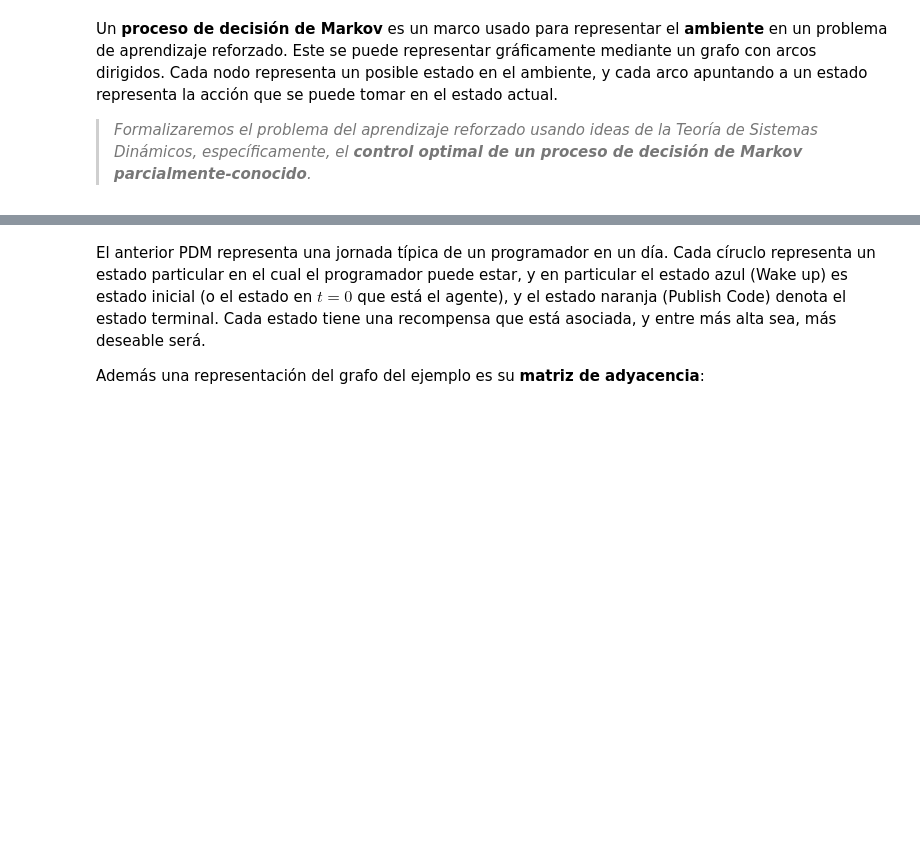
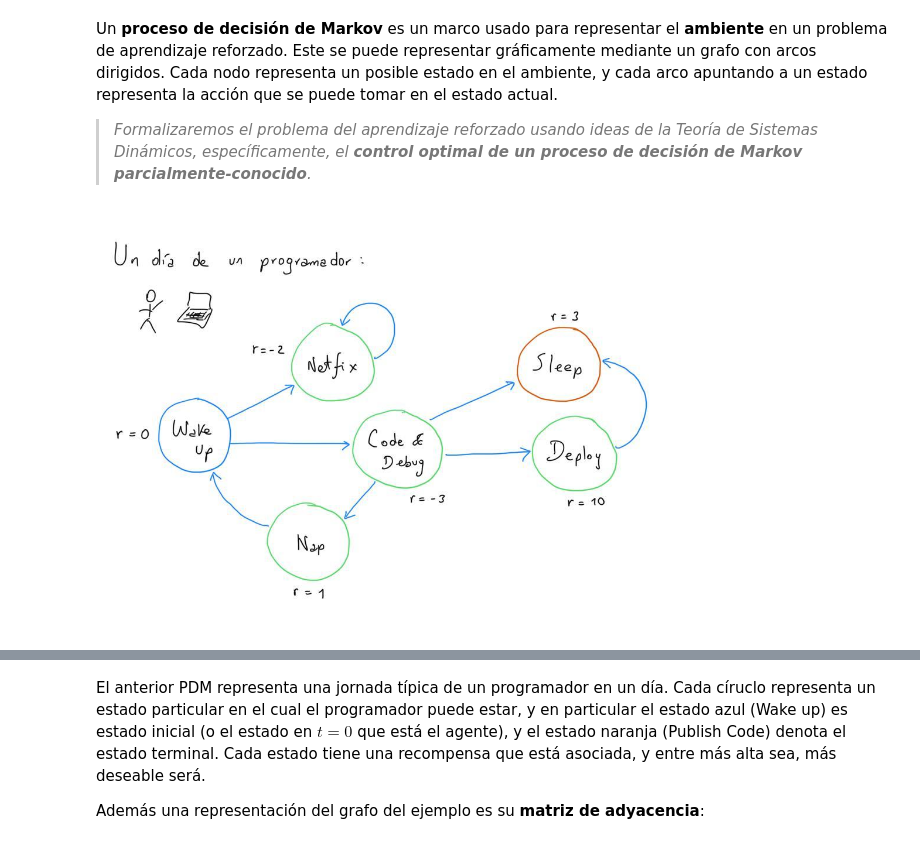
Before and after one commit to jfelipeosorio/atari, a Jupyter notebook: Atari.ipynb, the cells around one changed output, grey strips where cells are left out. Cells and saved outputs as stored; diff of their text form; code cells hidden in the pictures; blank space fills up the shorter version.

```diff
--- a/Atari.ipynb
+++ b/Atari.ipynb
@@ -165,3 +174,8 @@ Un **proceso de decisión de Markov** es un marco usado para representar el **am
+# %%
+#@title
+Image('ff232de9-03c2-4ca7-8160-6e9320b6a0c6.jpg', width = 600)
+# %% [output]
+[figure, added]
 # %% [markdown]
 Consideremos el siguiente ejemplo:
 
```
Also changed, not shown: parts of 4 cells of this notebook.
